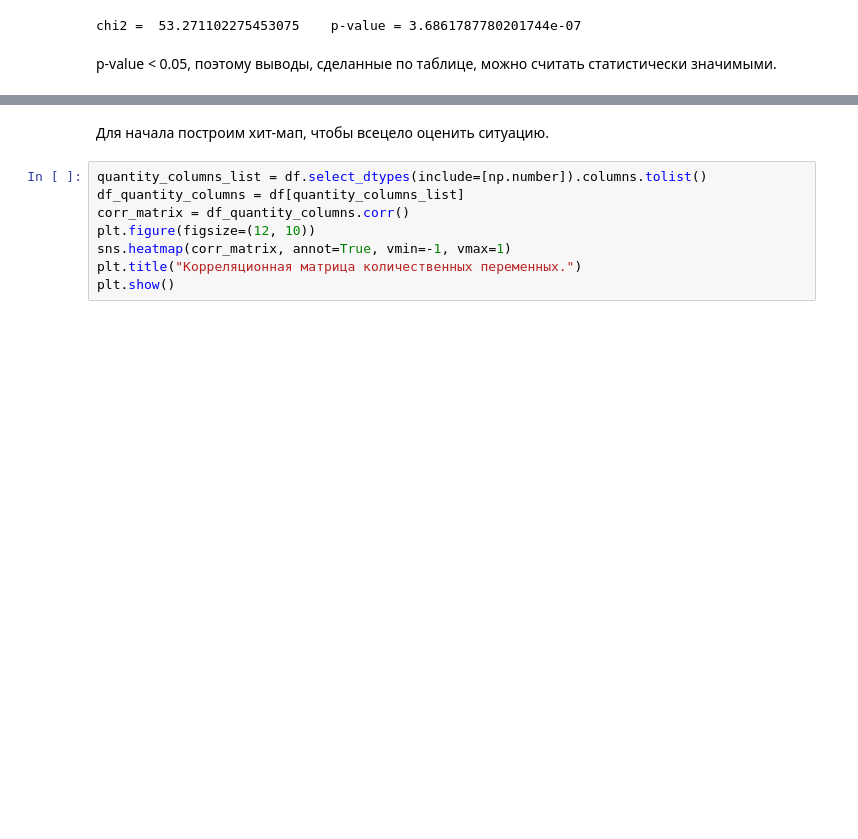
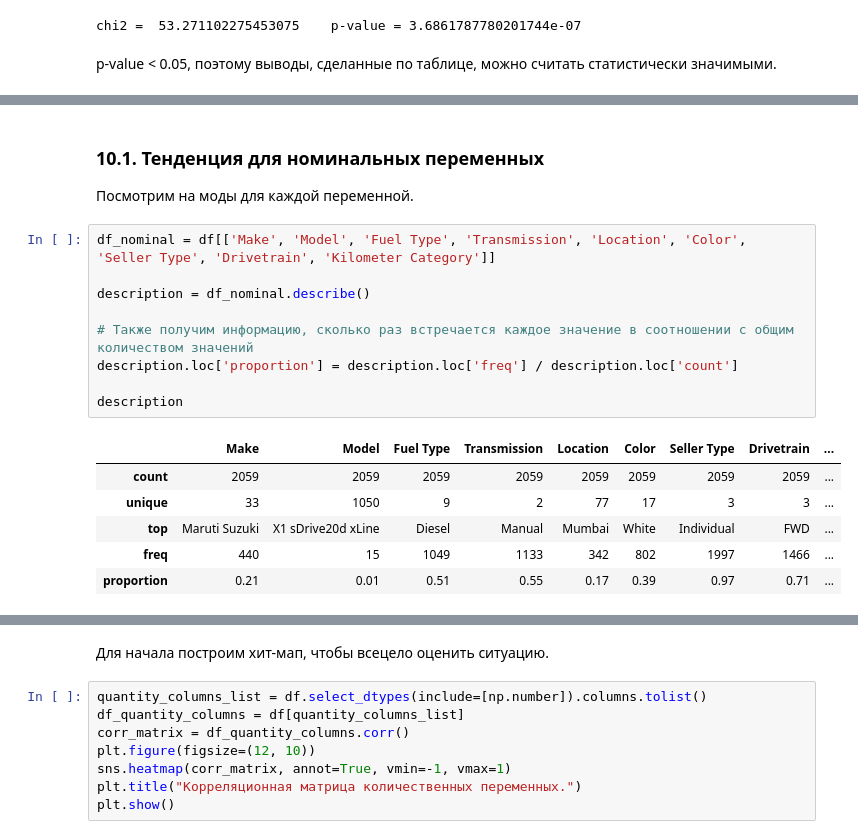
Before and after one commit to brshtsk/hell-in-python, a Jupyter notebook: Проект-авто.ipynb, the cells around one changed output, grey strips where cells are left out. Saved outputs shown, nothing was run; the diff lists cells and outputs as text; blank space fills up the shorter version.

Commit message:
+ Пункт 10 (центральная тенденция)

```diff
--- a/Проект-авто.ipynb
+++ b/Проект-авто.ipynb
@@ -428,0 +525,20 @@ p-value < 0.05, поэтому выводы, сделанные по табли
+# %% [markdown]
+### 10.1. Тенденция для номинальных переменных
+
+Посмотрим на моды для каждой переменной.
+# %%
+df_nominal = df[['Make', 'Model', 'Fuel Type', 'Transmission', 'Location', 'Color', 'Seller Type', 'Drivetrain', 'Kilometer Category']]
+
+description = df_nominal.describe()
+
+# Также получим информацию, сколько раз встречается каждое значение в соотношении с общим количеством значений
+description.loc['proportion'] = description.loc['freq'] / description.loc['count']
+
+description
+# %% [output]
+|  | Make | Model | Fuel Type | Transmission | Location | Color | Seller Type | Drivetrain | ... |
+| count | 2059 | 2059 | 2059 | 2059 | 2059 | 2059 | 2059 | 2059 | ... |
+| unique | 33 | 1050 | 9 | 2 | 77 | 17 | 3 | 3 | ... |
+| top | Maruti Suzuki | X1 sDrive20d xLine | Diesel | Manual | Mumbai | White | Individual | FWD | ... |
+| freq | 440 | 15 | 1049 | 1133 | 342 | 802 | 1997 | 1466 | ... |
+| proportion | 0.21 | 0.01 | 0.51 | 0.55 | 0.17 | 0.39 | 0.97 | 0.71 | ... |
```
Also changed, not shown: parts of 29 cells of this notebook.
